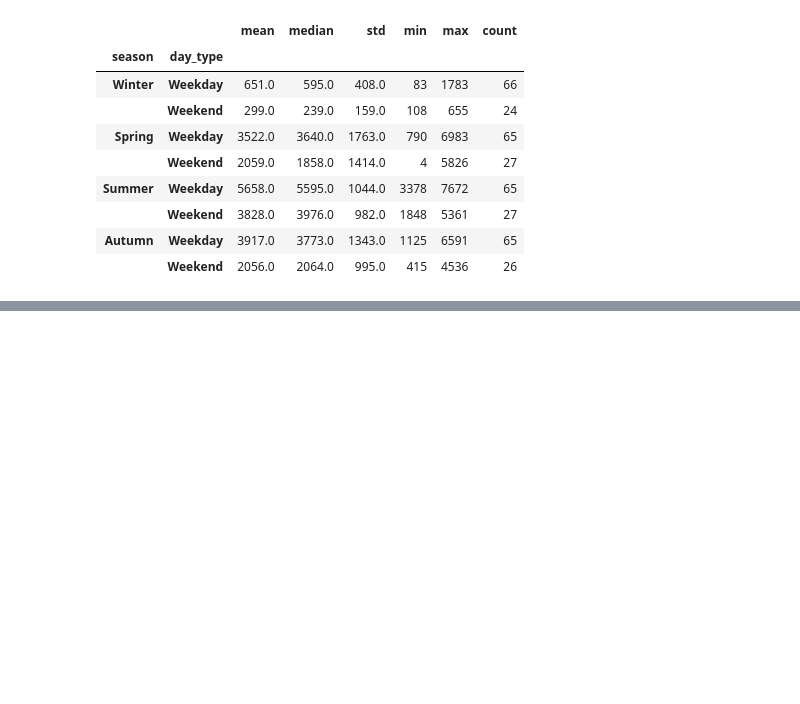
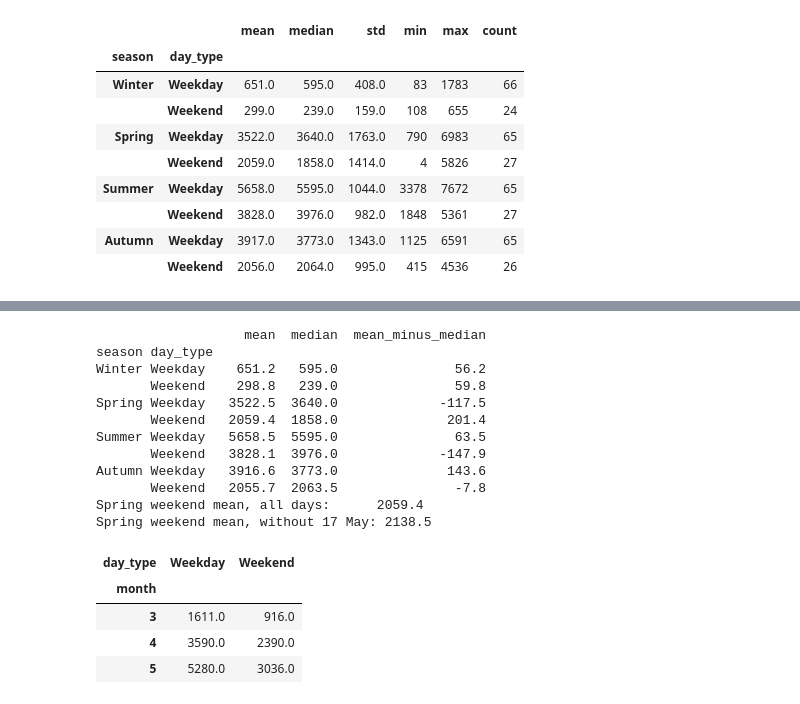
Before and after one commit to SeherYldz/StatisticsProject, a Jupyter notebook: assignment.ipynb, the cells around one changed output, grey strips where cells are left out. Drawn from its saved outputs; the diff is of its cells as text; code cells hidden in the pictures; blank space fills up the shorter version.

```diff
--- a/assignment.ipynb
+++ b/assignment.ipynb
@@ -227,0 +278,33 @@ my_group
+# %%
+# (c) Which group has the largest gap between mean and median?
+center = daily.groupby(["season", "day_type"])["ride_count"].agg(["mean", "median"]).reindex(order, level="season")
+center["mean_minus_median"] = center["mean"] - center["median"]
+print(center.round(1))
+
+# Spring weekend with and without 17 May (4 rides)
+spring_we = daily[(daily["season"] == "Spring") & (daily["day_type"] == "Weekend")]["ride_count"]
+print("Spring weekend mean, all days:     ", round(spring_we.mean(), 1))
+print("Spring weekend mean, without 17 May:", round(spring_we[spring_we > 4].mean(), 1))
+
+# Spring split by month
+spring = daily[daily["season"] == "Spring"].copy()
+spring["month"] = pd.to_datetime(spring["date"]).dt.month
+spring.groupby(["month", "day_type"])["ride_count"].mean().unstack().round(0)
+# %% [output]
+                   mean  median  mean_minus_median
+season day_type
+Winter Weekday    651.2   595.0               56.2
+       Weekend    298.8   239.0               59.8
+Spring Weekday   3522.5  3640.0             -117.5
+       Weekend   2059.4  1858.0              201.4
+Summer Weekday   5658.5  5595.0               63.5
+       Weekend   3828.1  3976.0             -147.9
+Autumn Weekday   3916.6  3773.0              143.6
+       Weekend   2055.7  2063.5               -7.8
+Spring weekend mean, all days:      2059.4
+Spring weekend mean, without 17 May: 2138.5
+| day_type | Weekday | Weekend |
+| month |  |  |
+| 3 | 1611.0 | 916.0 |
+| 4 | 3590.0 | 2390.0 |
+| 5 | 5280.0 | 3036.0 |
```
Also changed, not shown: parts of 8 cells of this notebook, 2 other files.
